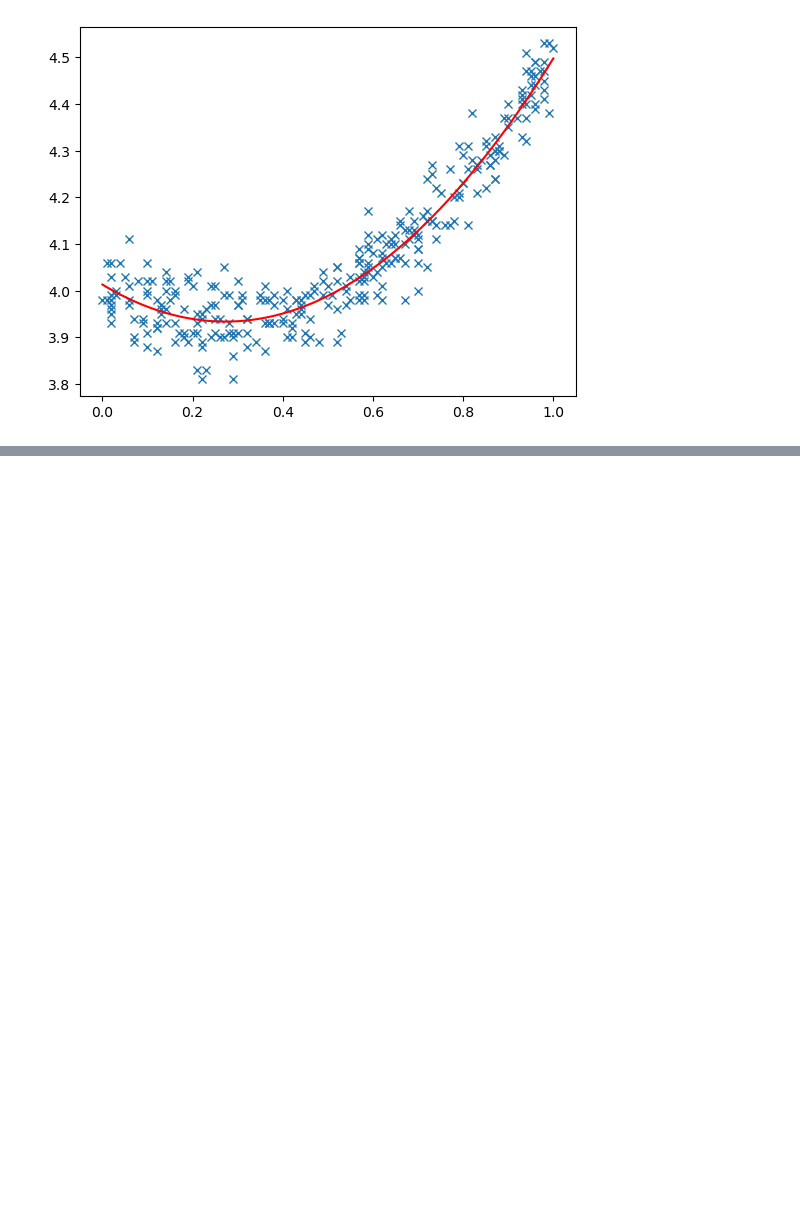
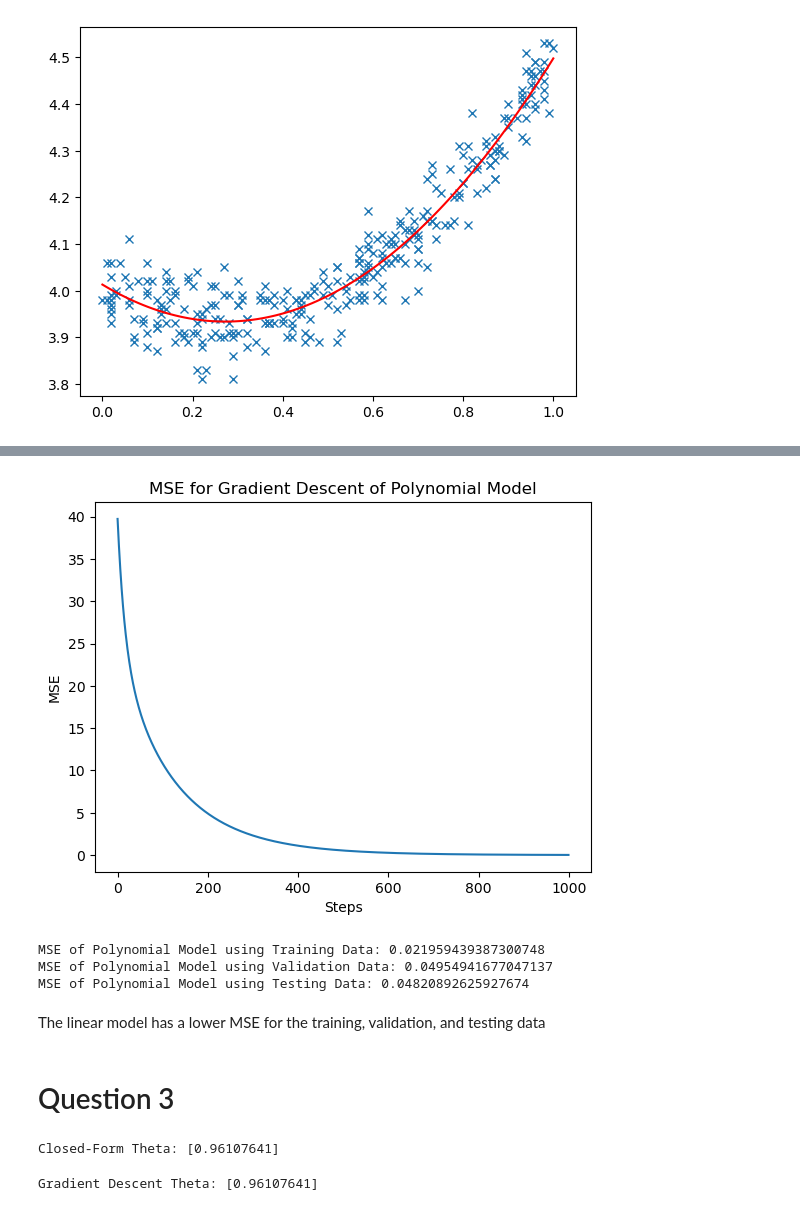
Before and after one commit to kennethaldridge/DS4400-HW, a Jupyter notebook: coding_exam1/ds4400_exam1.ipynb, the cells around one changed output, grey strips where cells are left out. Drawn from its saved outputs; the diff is of its cells as text; code cells hidden in the pictures; blank space fills up the shorter version.

```diff
--- a/coding_exam1/ds4400_exam1.ipynb
+++ b/coding_exam1/ds4400_exam1.ipynb
@@ -37,0 +114,30 @@ plt.show()
+# %%
+# Second Order Polynomial
+from sklearn.preprocessing import PolynomialFeatures
+phi_poly_train = PolynomialFeatures(degree=2).fit_transform(X_train)
+
+w, mse_list = gradient_descent(phi_poly_train, y_train, 1000, .002)
+
+# Plot Gradient Descent
+plt.plot(mse_list)
+plt.title('MSE for Gradient Descent of Polynomial Model')
+plt.xlabel('Steps')
+plt.ylabel('MSE')
+plt.show()
+
+phi_poly_valid = PolynomialFeatures(degree=2).fit_transform(X_val)
+phi_poly_test = PolynomialFeatures(degree=2).fit_transform(X_test)
+
+# MSE for training, validation, and testing
+print(f'MSE of Polynomial Model using Training Data: {mse(phi_poly_train, w, y_train)}')
+print(f'MSE of Polynomial Model using Validation Data: {mse(phi_poly_valid, w, y_val)}')
+print(f'MSE of Polynomial Model using Testing Data: {mse(phi_poly_test, w, y_test)}')
+# %% [output]
+[figure, added]
+MSE of Polynomial Model using Training Data: 0.021959439387300748
+MSE of Polynomial Model using Validation Data: 0.04954941677047137
+MSE of Polynomial Model using Testing Data: 0.04820892625927674
+# %% [markdown]
+The linear model has a lower MSE for the training, validation, and testing data
+# %% [markdown]
+# Question 3
@@ -37,0 +150,23 @@ plt.show()
+# %%
+# 1)
+
+# d/dtheta = -n/theta + sum(xi)
+# 0 = -n/theta + sum(xi)
+# n/theta = sum(xi)
+# theta = n/sum(xi)
+closed_form_theta = len(x)/sum(x)
+print(f'Closed-Form Theta: {closed_form_theta}')
+# %% [output]
+Closed-Form Theta: [0.96107641]
+# %%
+# 2)
+def f_prime(theta, x, n):
+    return -n/theta + sum(x[i] for i in range(n))
+
+theta = np.random.random()
+for i in range(1000):
+    theta = theta - 0.002 * f_prime(theta, x, len(x))
+
+print(f'Gradient Descent Theta: {theta}')
+# %% [output]
+Gradient Descent Theta: [0.96107641]
```
Also changed, not shown: parts of 13 cells of this notebook, 3 other files.
